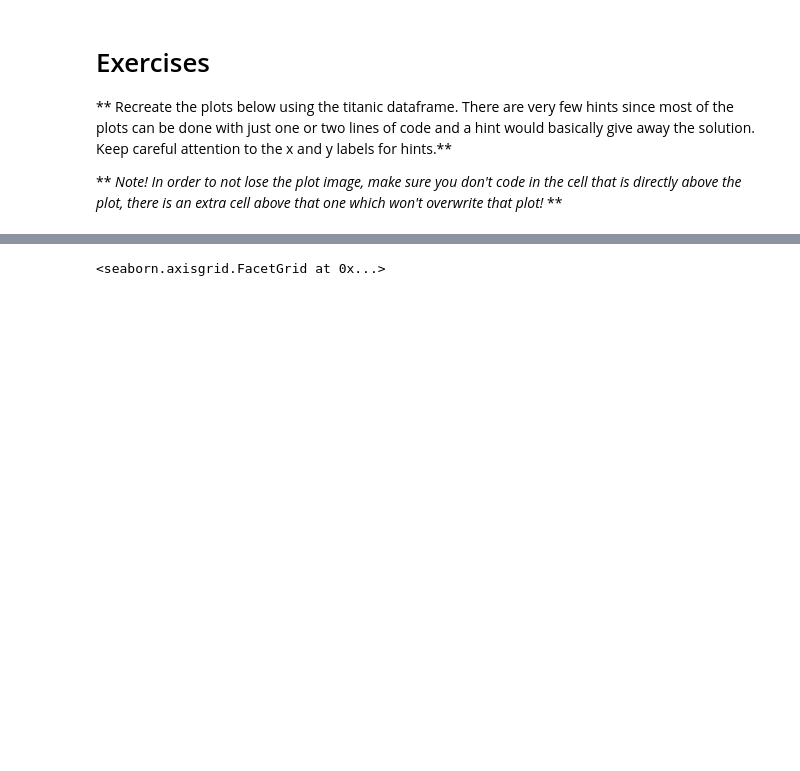
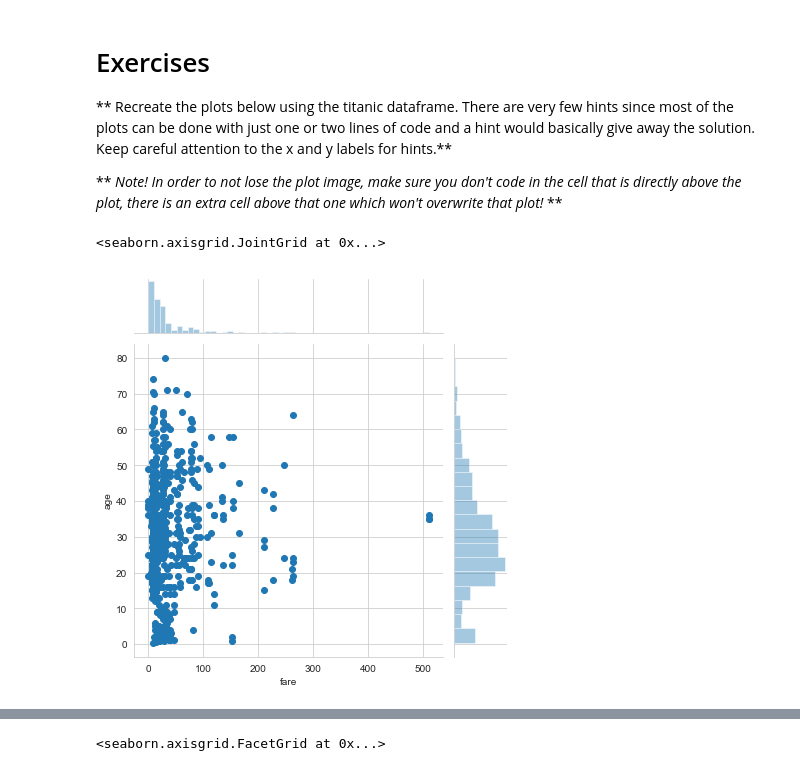
Before and after one commit to sohamtiwari3120/visionAiTaskphase, a Jupyter notebook: python/seaborn/07-Seaborn Exercises.ipynb, the cells around one changed output, grey strips where cells are left out. Drawn from its saved outputs; the diff is of its cells as text; code cells hidden in the pictures; blank space fills up the shorter version.

Commit message:
done with seaborn exercises

```diff
--- a/python/seaborn/07-Seaborn Exercises.ipynb
+++ b/python/seaborn/07-Seaborn Exercises.ipynb
@@ -28,5 +28,9 @@ titanic.head()
 # %%
 # CODE HERE
 # REPLICATE EXERCISE PLOT IMAGE BELOW
 # BE CAREFUL NOT TO OVERWRITE CELL BELOW
 # THAT WOULD REMOVE THE EXERCISE PLOT IMAGE!
+sns.jointplot(x='fare', y='age', data=titanic)
+# %% [output]
+<seaborn.axisgrid.JointGrid at 0x...>
+[figure, added]
```
Also changed, not shown: parts of 13 cells of this notebook, 7 other files.
